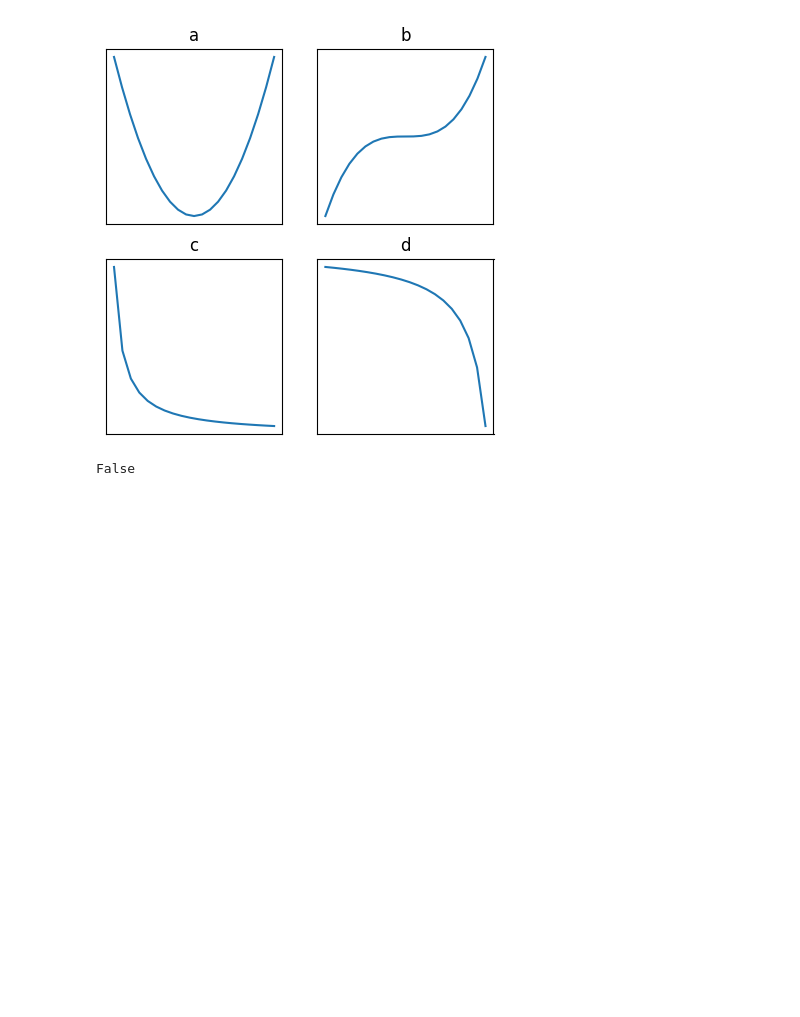
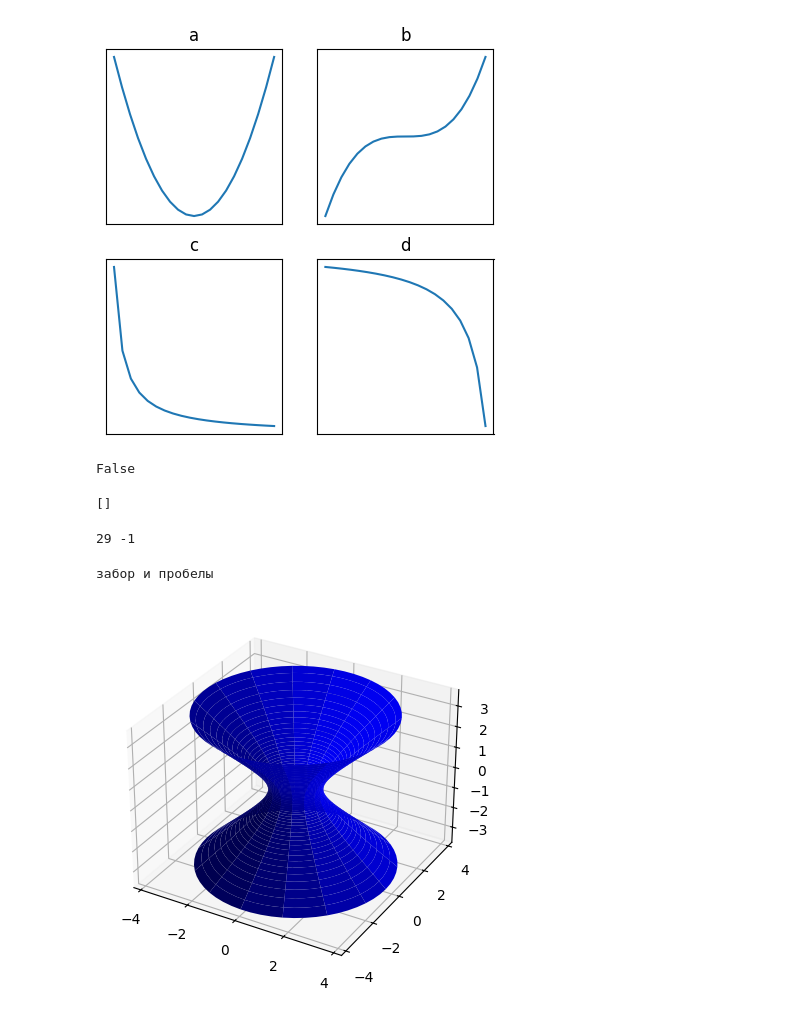
Before and after one commit to hoittoken/Python, a Jupyter notebook: Collabs/Quiz/quiz.ipynb, the cells around one changed output. Cells and saved outputs as stored; diff of their text form; code cells hidden in the pictures; blank space fills up the shorter version.

```diff
--- a/Collabs/Quiz/quiz.ipynb
+++ b/Collabs/Quiz/quiz.ipynb
@@ -3585,3 +3585,59 @@ print('Something' == True)
 # d) Error
 # %% [output]
 False
+# %%
+lst = ['a', 'b', 'c', 'd']
+print(lst[10:])
+
+# a) ['a', 'b', 'c', 'd']
+# b) []
+# c) None
+# d) Error
+# %% [output]
+[]
+# %%
+frase = 'Какая-то фраза, в которой мы что-то будем искать'
+
+print(frase.find('что-то'), frase.find('К') - frase.find('а'))
+
+# a) 29 -1
+# b) True, 0
+# c) True, False
+# d) Error
+# %% [output]
+29 -1
+# %%
+print("   ЗаБОр и ПроБеЛЫ ".strip().lower())
+
+# a)    ЗаБОр и ПроБеЛЫ
+# b)    забор и пробелы
+# c) забор и пробелы
+# d) Error
+# %% [output]
+забор и пробелы
+# %%
+from mpl_toolkits.mplot3d import Axes3D
+import matplotlib.pyplot as plt
+import numpy as np
+
+fig = plt.figure(figsize=plt.figaspect(1))  # Square figure
+ax = fig.add_subplot(111, projection='3d')
+
+r=1;
+u=np.linspace(-2,2,200);
+v=np.linspace(0,2*np.pi,60);
+[u,v]=np.meshgrid(u,v);
+
+a = 1
+b = 1
+c = 1
+
+x = a*np.cosh(u)*np.cos(v)
+y = b*np.cosh(u)*np.sin(v)
+z = c*np.sinh(u)
+
+ax.plot_surface(x, y, z,  rstride=4, cstride=4, color='b')
+
+plt.show()
+# %% [output]
+[figure, added]
```
Also changed, not shown: parts of 2 cells of this notebook, 6 other files.
